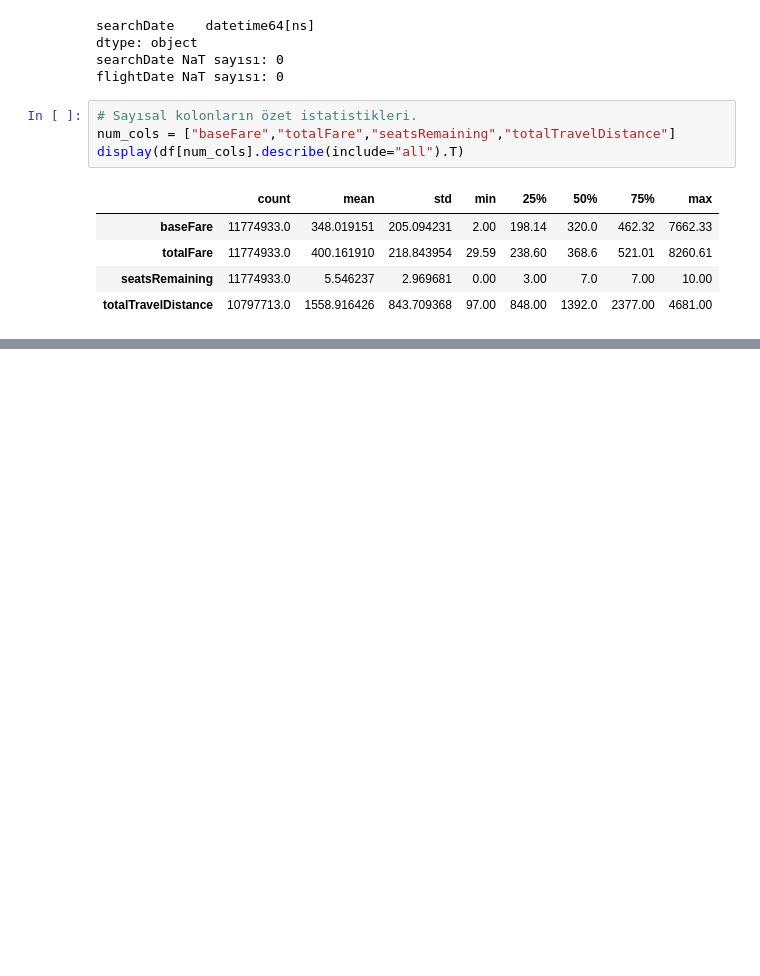
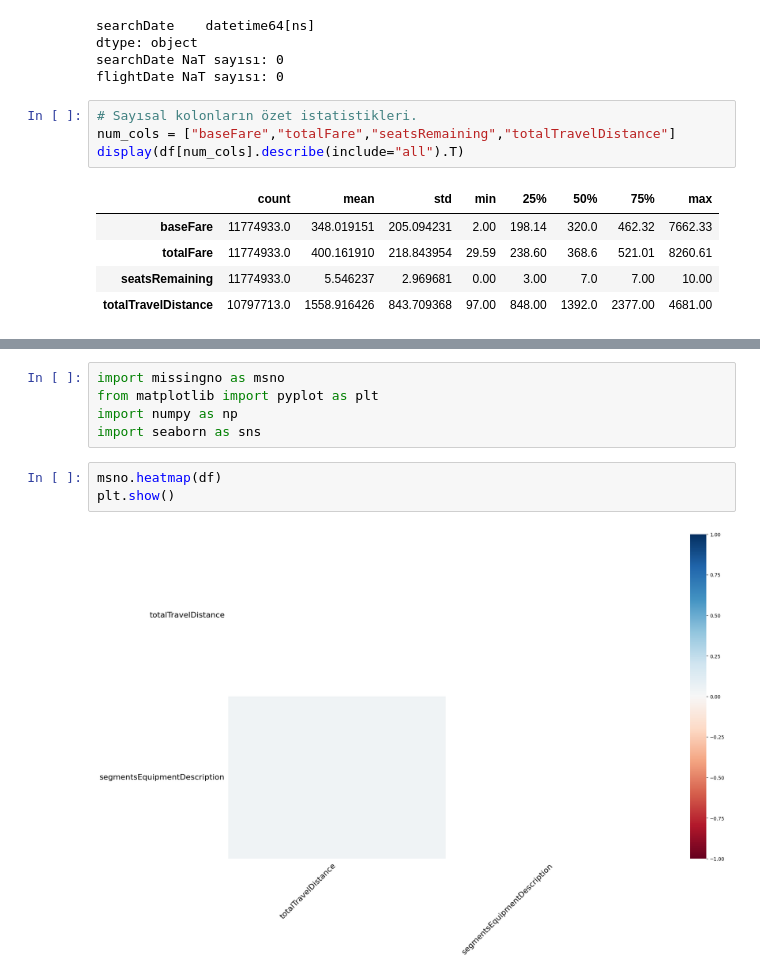
Before and after one commit to meozbrls/Flight_Prices_Analysis, a Jupyter notebook: notebooks/flight_prices_analysis.ipynb, the cells around one changed output, grey strips where cells are left out. Cells and saved outputs as stored; diff of their text form; blank space fills up the shorter version.

```diff
--- a/notebooks/flight_prices_analysis.ipynb
+++ b/notebooks/flight_prices_analysis.ipynb
@@ -204,0 +326,10 @@ display(df[num_cols].describe(include="all").T)
+# %%
+import missingno as msno
+from matplotlib import pyplot as plt
+import numpy as np
+import seaborn as sns
+# %%
+msno.heatmap(df)
+plt.show()
+# %% [output]
+[figure, added]
```
Also changed, not shown: parts of 24 cells of this notebook.
